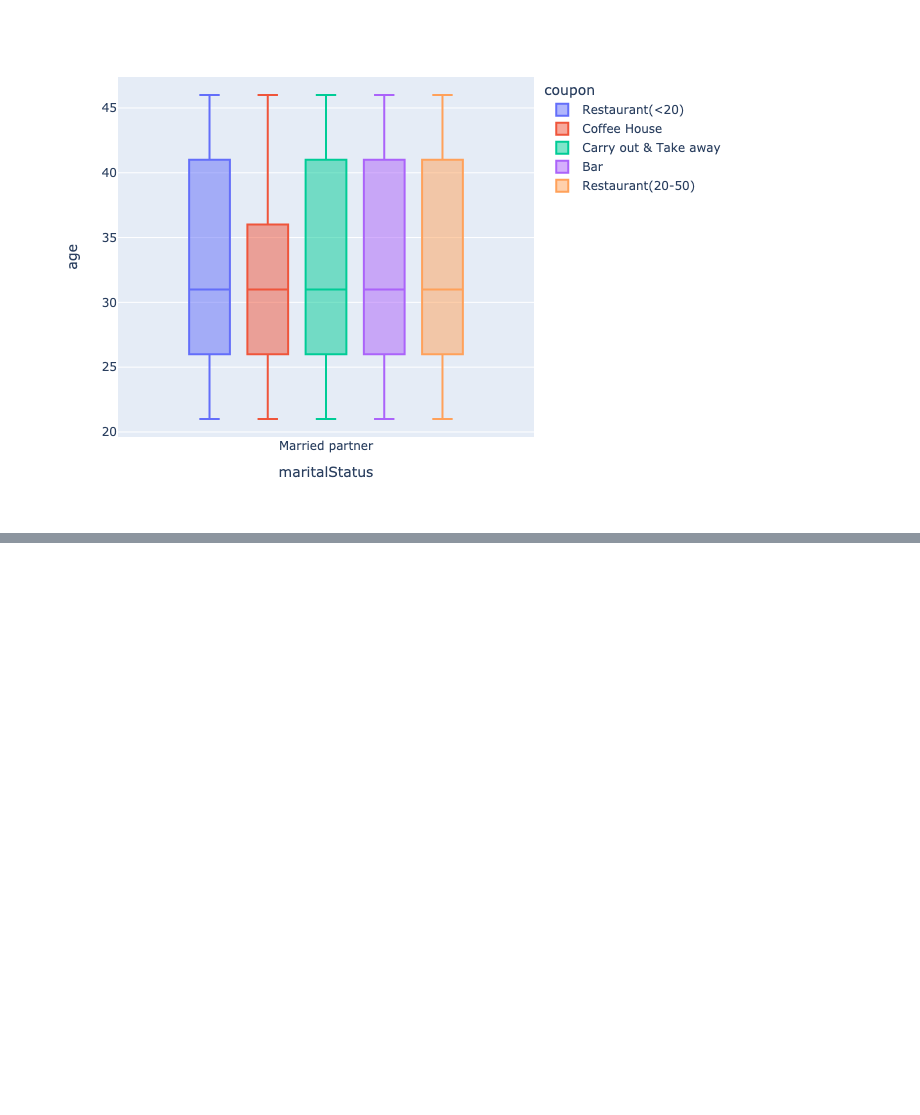
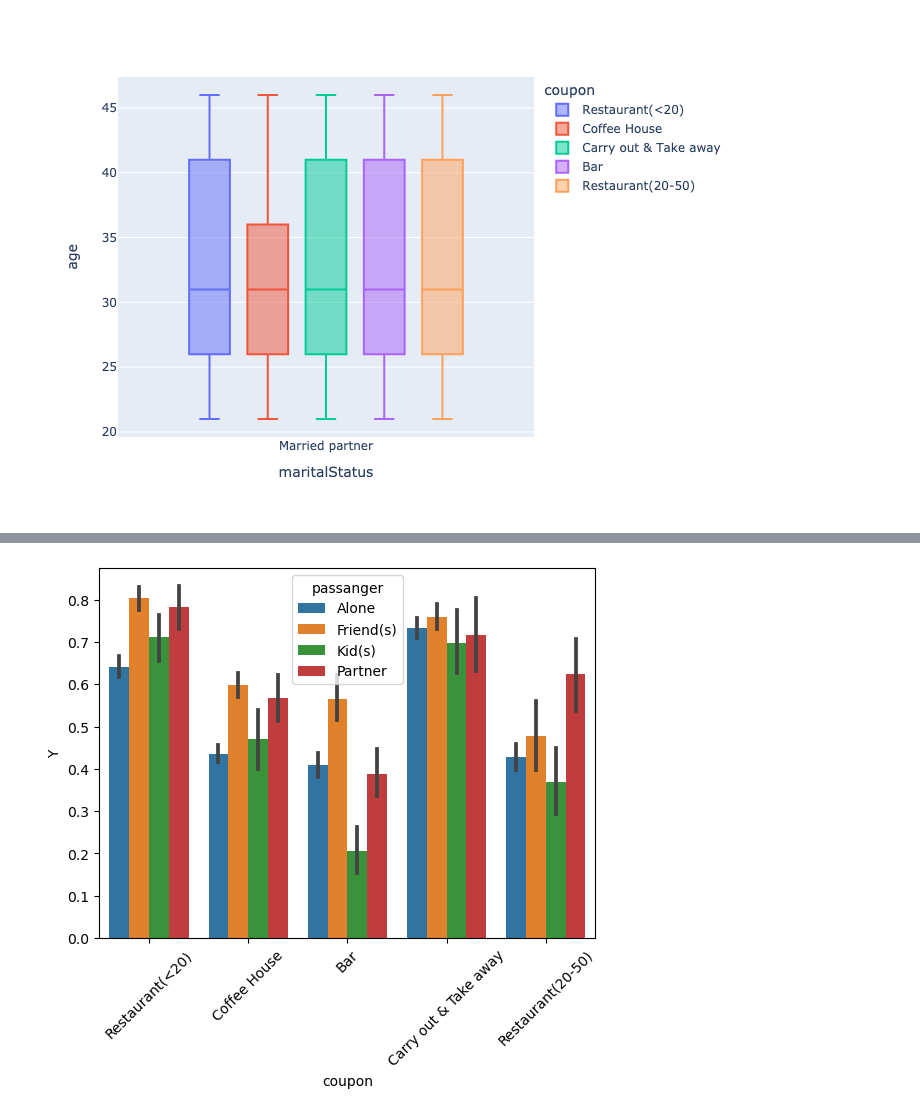
Before and after one commit to hagayzamir/BH-PCMLAI-Module_5, a Jupyter notebook: assignment_5_1_starter/prompt-Copy1.ipynb, the cells around one changed output, grey strips where cells are left out. Saved outputs shown, nothing was run; the diff lists cells and outputs as text; code cells hidden in the pictures; blank space fills up the shorter version.

```diff
--- a/assignment_5_1_starter/prompt-Copy1.ipynb
+++ b/assignment_5_1_starter/prompt-Copy1.ipynb
@@ -566,0 +573,5 @@ sns.pairplot(df[['maritalStatus', 'CoffeeHouse', 'Bar', 'CarryAway', 'passanger'
+# %%
+ax = sns.barplot(data = df, x = 'coupon', y = 'Y', hue = 'passanger')
+ax.tick_params(axis='x', rotation=45)
+# %% [output]
+[figure, added]
```
Also changed, not shown: parts of 2 cells of this notebook.
